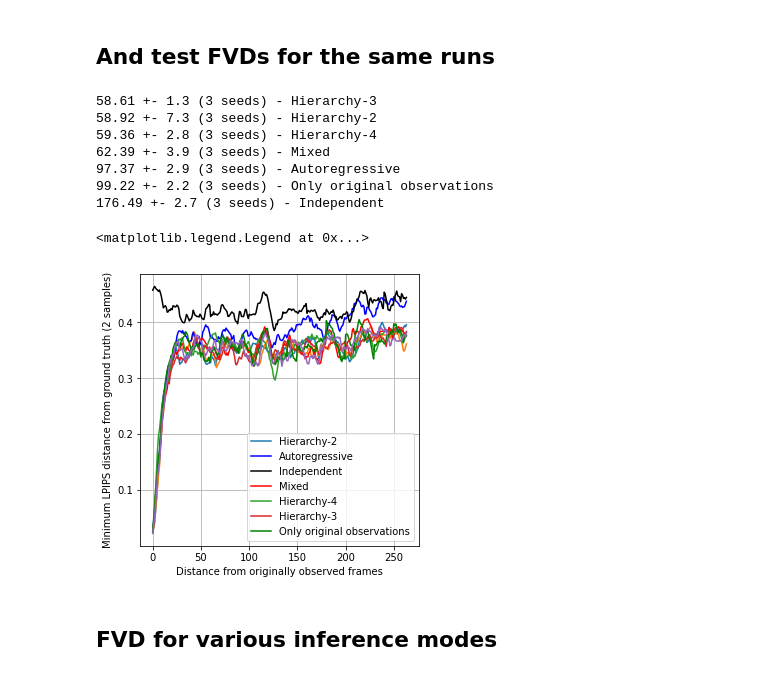
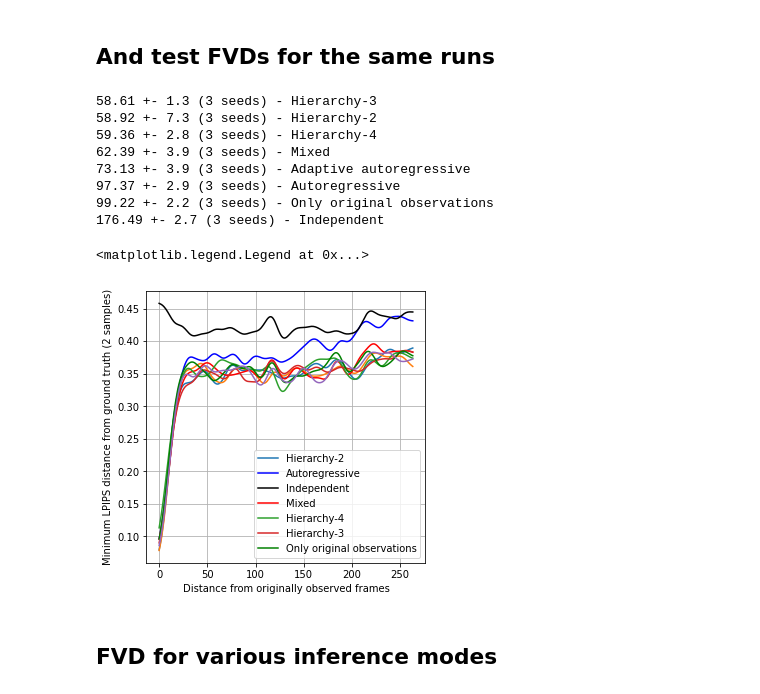
Before and after one commit to cliangyu/video-diffusion, a Jupyter notebook: notebooks/wills_plots.ipynb, the cells around one changed output. Drawn from its saved outputs; the diff is of its cells as text; code cells hidden in the pictures.

```diff
--- a/notebooks/wills_plots.ipynb
+++ b/notebooks/wills_plots.ipynb
@@ -26,6 +26,7 @@ run_names = WandbRunNames()
 
 nice_mode_names = {
     'autoreg': 'Autoregressive',
+    'adaptive-autoreg': 'Adaptive autoregressive',
     'independent': 'Only original observations',
     'mixed-autoreg-independent': 'Mixed',
     'hierarchy-2': 'Hierarchy-2',
@@ -289,8 +290,9 @@ for x in xs:
 #     plot(ax, x, independent_runs, color='g', label='Independent' if x==xs[0] else None)
 
 ax.set_xlabel('Distance between frames')
-ax.set_ylabel('NLL per pixel (decrease from independent frame model)')
+ax.set_ylabel('Improvement in NLL per pixel\n(vs independent frame model)')
 ax.set_ylim(0)
+fig.savefig('figs/rpe-net-effect-vs-distance.pdf', bbox_inches='tight')
 ax.legend()
 # %% [output]
 <matplotlib.legend.Legend at 0x...>
@@ -306,17 +308,19 @@ def inf_mode_label_func(path):
     return nice_mode_names[Path(directory(path)).parts[-1].split('_')[0]]
 
 
-to_show = {}
-for run in inf_modes:
-    metrics = run['metrics']
-    path = run['path']
-    try:
-        elbo = first_n(metrics['total_bpd'], 100).sum(axis=1).mean(axis=0)  # TODO 100
-    except:
-        print('failed', path)
-    to_show[f"{elbo:.2f} - {inf_mode_label_func(run['path'])}"] = elbo
 
-print()
-for label, elbo in sorted(to_show.items(), key=lambda x: x[1]):
-    print(label)
+for metric in ['mse', 'total_bpd']:
+    print('\nMetric:', metric)
+    to_show = {}
+    for run in inf_modes:
+        metrics = run['metrics']
+        path = run['path']
+        try:
+            elbo = first_n(metrics[metric], 100).sum(axis=1).mean(axis=0)  # TODO 100
+        except:
+            print('failed', path)
+        to_show[f"{elbo:.2f} - {inf_mode_label_func(run['path'])}"] = elbo
+
+    for label, elbo in sorted(to_show.items(), key=lambda x: x[1]):
+        print(label)
 # %% [output]
@@ -343,18 +347,28 @@ for fvd, run in fvds_runs:
 58.92 +- 7.3 (3 seeds) - Hierarchy-2
 59.36 +- 2.8 (3 seeds) - Hierarchy-4
 62.39 +- 3.9 (3 seeds) - Mixed
+73.13 +- 3.9 (3 seeds) - Adaptive autoregressive
 97.37 +- 2.9 (3 seeds) - Autoregressive
 99.22 +- 2.2 (3 seeds) - Only original observations
 176.49 +- 2.7 (3 seeds) - Independent
 # %%
 _default_label_func = lambda x: f"{x['path'].parent.name}/{x['path'].stem}"
+
+
+from scipy import stats
+def smooth(x, std):
+    # smooth a 1-D numpy array x
+    gaussian_filter = stats.norm(0., 5.).pdf(np.arange(-5*std, 5*std))
+    unnormed = np.convolve(x, gaussian_filter, 'same')
+    norm_const = np.convolve(np.ones_like(x), gaussian_filter, 'same')
+    return unnormed / norm_const
 
 
 def do_plot(db, ax, mode, errorbar=True,
             label_func=_default_label_func,
             agg_mode="best",
             baseline_metrics=None, set_color=None,
-            verbose=True):
+            smooth_std=None, verbose=True):
 
     def agg_predictions(metric, agg_mode):
         assert agg_mode in ["best", "best_avg", "mean", "random"]
@@ -392,6 +406,8 @@ def do_plot(db, ax, mode, errorbar=True,
         metric = agg_predictions(metrics[mode], agg_mode)
 
         mean = metric.mean(axis=0)
+        if smooth_std is not None:
+            mean = smooth(mean, smooth_std)
         std = metric.std(axis=0)
         label = None
         ls = '-'
@@ -407,28 +423,28 @@ def do_plot(db, ax, mode, errorbar=True,
 # %%
 def set_color(path):
     if 'mixed' in path:
         return 'r'
     elif 'autoreg' in path:
         return 'b'
     elif 'really-independent' in path:
         return 'k'
     elif 'independent' in path:
         return 'g'
     elif 'cwvae' in path:
         return 'y'
 def lpips_label_func(run):
     path = run['path']
     id = directory(path).parts[-2]
     return nice_mode_names[Path(directory(path)).parts[-1].split('_')[0]]
 fig, ax = plt.subplots(figsize=(5, 5))
 do_plot(metrics_db, ax, mode='lpips', errorbar=False, set_color=set_color,
-       label_func=lpips_label_func, verbose=False)
+       label_func=lpips_label_func, verbose=False, smooth_std=5)
 ax.set_xlabel('Distance from originally observed frames')
 ax.set_ylabel('Minimum LPIPS distance from ground truth (2 samples)')
 ax.legend()
 # %% [output]
 <matplotlib.legend.Legend at 0x...>
-[figure, old version]
+[figure, new version]
 # %% [markdown]
 ## FVD for various inference modes
 # %%
```
Also changed, not shown: parts of 7 cells of this notebook.
